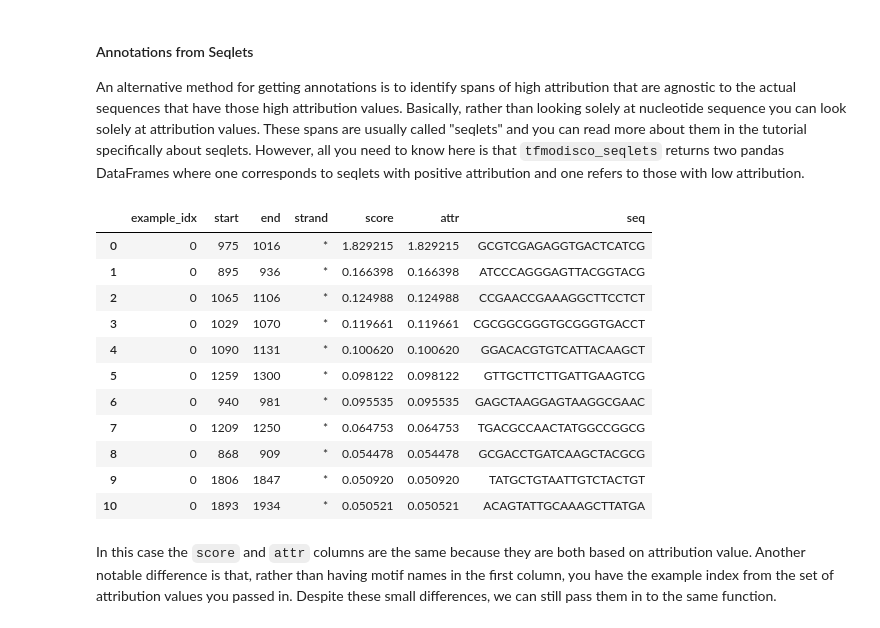
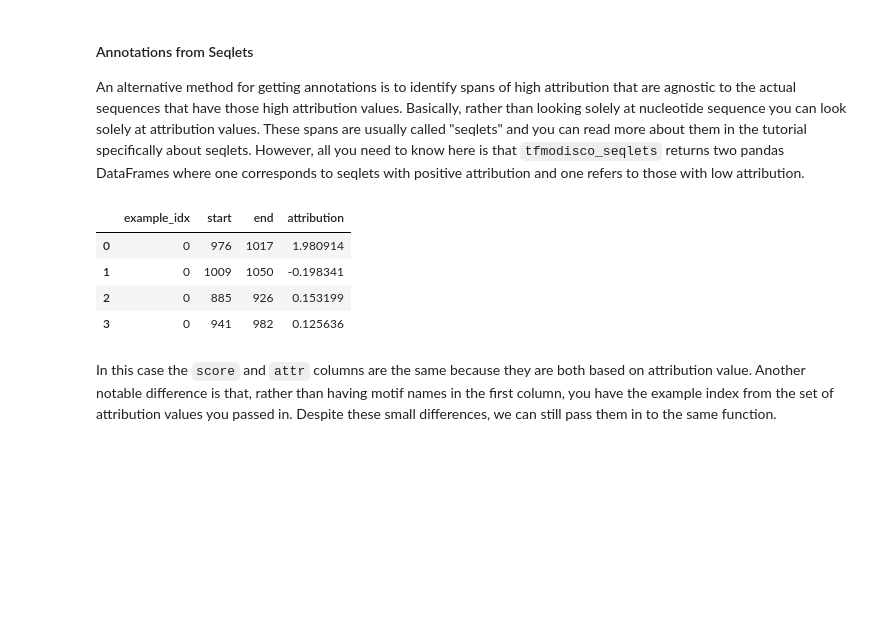
Before and after one commit to jmschrei/tangermeme, a Jupyter notebook: docs/tutorials/Tutorial_C2_Plotting.ipynb, the cells around one changed output. Cells and saved outputs as stored; diff of their text form; code cells hidden in the pictures; blank space fills up the shorter version.

```diff
--- a/docs/tutorials/Tutorial_C2_Plotting.ipynb
+++ b/docs/tutorials/Tutorial_C2_Plotting.ipynb
@@ -261,22 +264,14 @@ An alternative method for getting annotations is to identify spans of high attri
 # %%
 from tangermeme.seqlet import tfmodisco_seqlets
 
-
-pos_seqlets, neg_seqlets = tfmodisco_seqlets(X_attr)
-pos_seqlets
+seqlets = tfmodisco_seqlets(X_attr.sum(dim=1))
+seqlets.head()
 # %% [output]
-|  | example_idx | start | end | strand | score | attr | seq |
-| 0 | 0 | 975 | 1016 | * | 1.829215 | 1.829215 | GCGTCGAGAGGTGACTCATCG |
-| 1 | 0 | 895 | 936 | * | 0.166398 | 0.166398 | ATCCCAGGGAGTTACGGTACG |
-| 2 | 0 | 1065 | 1106 | * | 0.124988 | 0.124988 | CCGAACCGAAAGGCTTCCTCT |
-| 3 | 0 | 1029 | 1070 | * | 0.119661 | 0.119661 | CGCGGCGGGTGCGGGTGACCT |
-| 4 | 0 | 1090 | 1131 | * | 0.100620 | 0.100620 | GGACACGTGTCATTACAAGCT |
-| 5 | 0 | 1259 | 1300 | * | 0.098122 | 0.098122 | GTTGCTTCTTGATTGAAGTCG |
-| 6 | 0 | 940 | 981 | * | 0.095535 | 0.095535 | GAGCTAAGGAGTAAGGCGAAC |
-| 7 | 0 | 1209 | 1250 | * | 0.064753 | 0.064753 | TGACGCCAACTATGGCCGGCG |
-| 8 | 0 | 868 | 909 | * | 0.054478 | 0.054478 | GCGACCTGATCAAGCTACGCG |
-| 9 | 0 | 1806 | 1847 | * | 0.050920 | 0.050920 | TATGCTGTAATTGTCTACTGT |
-| 10 | 0 | 1893 | 1934 | * | 0.050521 | 0.050521 | ACAGTATTGCAAAGCTTATGA |
+|  | example_idx | start | end | attribution |
+| 0 | 0 | 976 | 1017 | 1.980914 |
+| 1 | 0 | 1009 | 1050 | -0.198341 |
+| 2 | 0 | 885 | 926 | 0.153199 |
+| 3 | 0 | 941 | 982 | 0.125636 |
 # %% [markdown]
 In this case the `score` and `attr` columns are the same because they are both based on attribution value. Another notable difference is that, rather than having motif names in the first column, you have the example index from the set of attribution values you passed in. Despite these small differences, we can still pass them in to the same function.
 # %%
```
Also changed, not shown: parts of 15 cells of this notebook, 5 other files.
